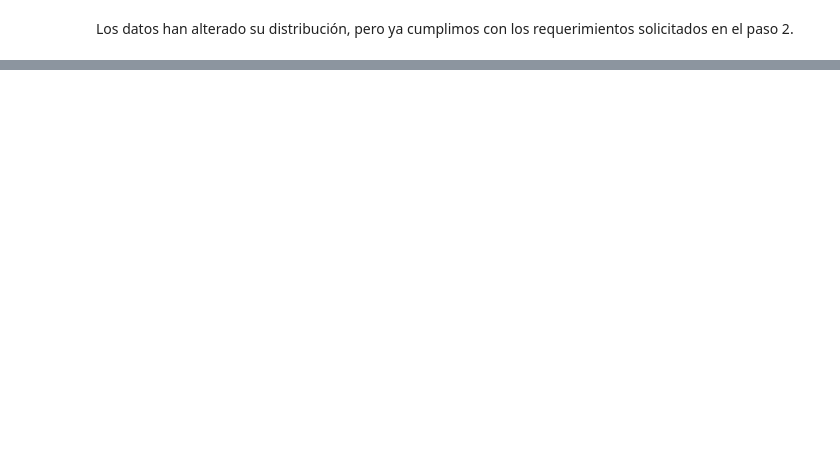
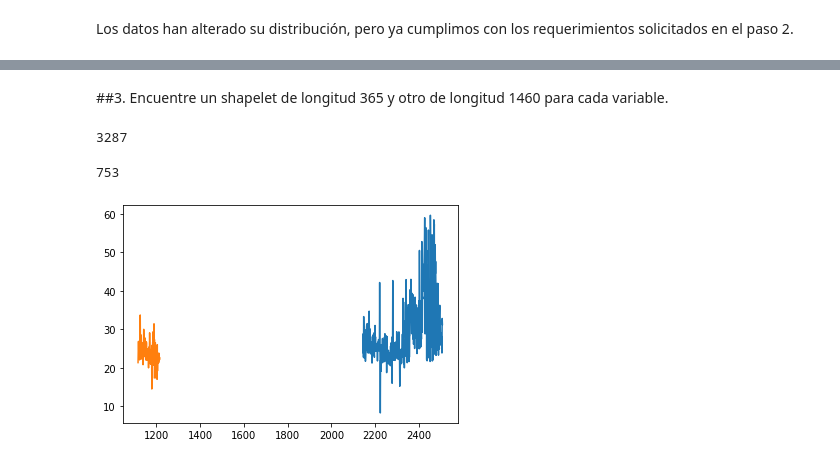
Before and after one commit to homosapienssapiens/feature-engineering, a Jupyter notebook: Final project.ipynb, the cells around one changed output, grey strips where cells are left out. Cells and saved outputs as stored; diff of their text form; code cells hidden in the pictures; blank space fills up the shorter version.

```diff
--- a/Final project.ipynb
+++ b/Final project.ipynb
@@ -227,0 +344,6 @@ plt.hist(dffull['data_x2'])
+# %% [markdown]
+##3. Encuentre un shapelet de longitud 365 y otro de longitud 1460 para cada variable.
+# %%
+len(dffull)
+# %% [output]
+3287
@@ -227,0 +352,4 @@ plt.hist(dffull['data_x2'])
+# %%
+shapelet2
+# %% [output]
+753
@@ -227,0 +370,35 @@ plt.hist(dffull['data_x2'])
+# %%
+def d(a,b):
+  x=stats.zscore(a)
+  y=stats.zscore(b)
+  return np.sqrt(2*(1-C(x,y)))
+# %%
+r = 0
+# %%
+def obj(u,serie,w=r):
+  u=int(round(u))
+  s=pd.DataFrame(serie[u:u+w])
+  x=serie.values
+  y=s.values
+  return d(x,y)
+# %%
+# Función para shapelet
+# Parámetros:
+# ts: Serie de tiempo
+# r: Rango
+def shapelet (ts, r):
+  #w = random.randint(0, len(ts) - r)
+  s = random.randint(0, len(ts) - r)
+  shapelet = pd.DataFrame(ts[s:s + r])
+  x=ts.values
+  y=shapelet.values
+  sol = minimize_scalar(obj,bounds=[0, len(ts)-r],method='bounded',args=(ts,))
+  u = int(round(sol.x))
+  res = pd.DataFrame(ts[u:u+w])
+  plt.plot(shapelet)
+  plt.plot(res)
+  return shapelet
+# %%
+x1365 = shapelet(dffull['data_x1'], 365)
+# %% [output]
+[figure, added]
```
Also changed, not shown: parts of 59 cells of this notebook.
